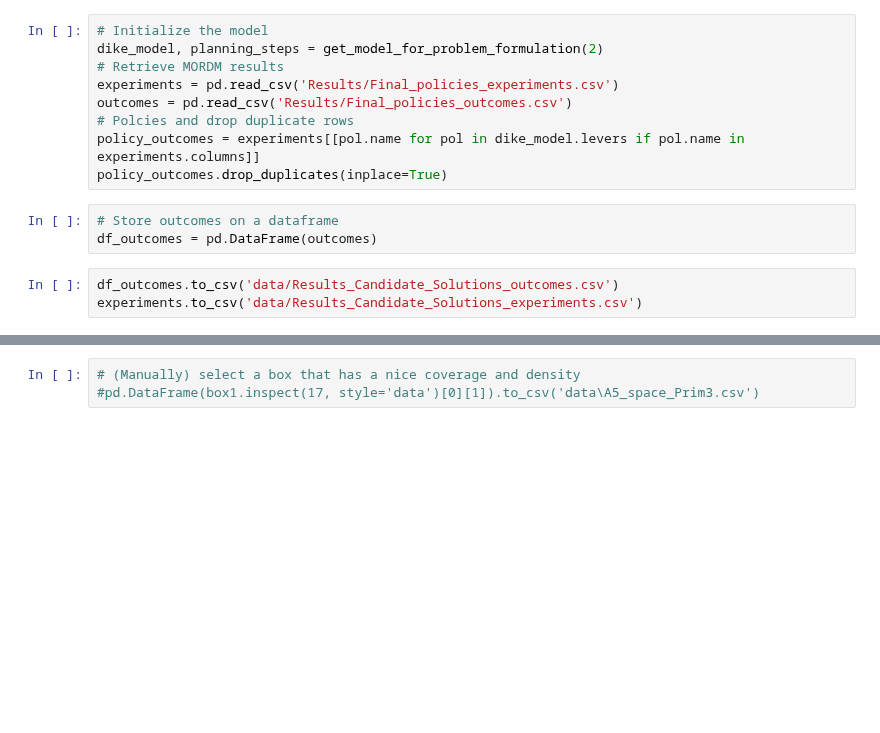
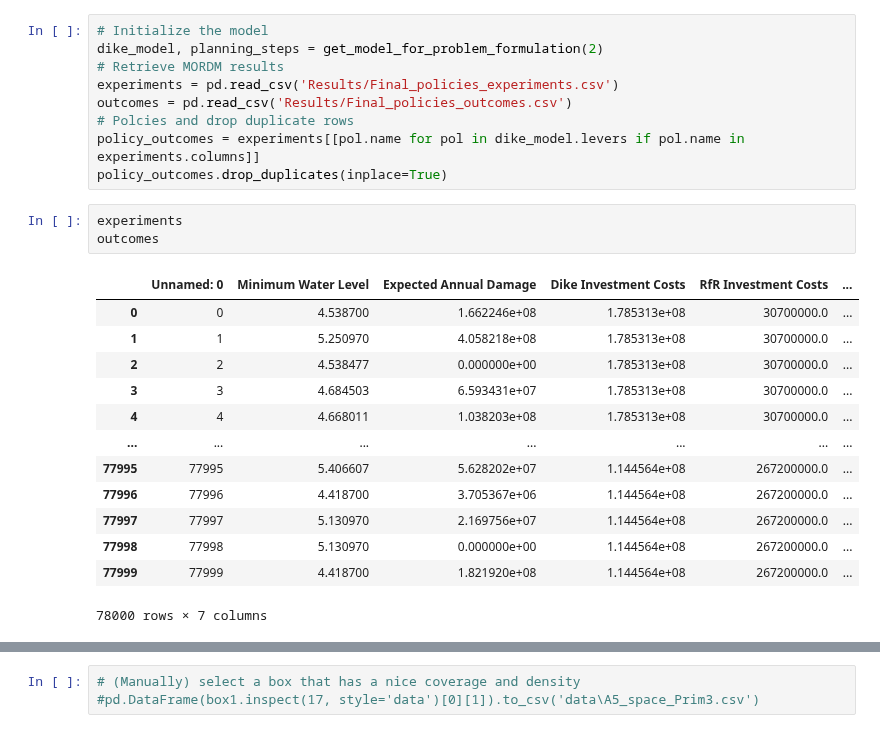
Before and after one commit to daniela1998/MBDM-Group-1, a Jupyter notebook: MORDM PRIM.ipynb, the cells around one changed output, grey strips where cells are left out. Drawn from its saved outputs; the diff is of its cells as text; blank space fills up the shorter version.

```diff
--- a/MORDM PRIM.ipynb
+++ b/MORDM PRIM.ipynb
@@ -40,9 +42,20 @@ outcomes = pd.read_csv('Results/Final_policies_outcomes.csv')
 # Polcies and drop duplicate rows
 policy_outcomes = experiments[[pol.name for pol in dike_model.levers if pol.name in experiments.columns]]
 policy_outcomes.drop_duplicates(inplace=True)
-# %%
-# Store outcomes on a dataframe
-df_outcomes = pd.DataFrame(outcomes)
-# %%
-df_outcomes.to_csv('data/Results_Candidate_Solutions_outcomes.csv')
-experiments.to_csv('data/Results_Candidate_Solutions_experiments.csv')
+# %%
+experiments
+outcomes
+# %% [output]
+|  | Unnamed: 0 | Minimum Water Level | Expected Annual Damage | Dike Investment Costs | RfR Investment Costs | ... |
+| 0 | 0 | 4.538700 | 1.662246e+08 | 1.785313e+08 | 30700000.0 | ... |
+| 1 | 1 | 5.250970 | 4.058218e+08 | 1.785313e+08 | 30700000.0 | ... |
+| 2 | 2 | 4.538477 | 0.000000e+00 | 1.785313e+08 | 30700000.0 | ... |
+| 3 | 3 | 4.684503 | 6.593431e+07 | 1.785313e+08 | 30700000.0 | ... |
+| 4 | 4 | 4.668011 | 1.038203e+08 | 1.785313e+08 | 30700000.0 | ... |
+| ... | ... | ... | ... | ... | ... | ... |
+| 77995 | 77995 | 5.406607 | 5.628202e+07 | 1.144564e+08 | 267200000.0 | ... |
+| 77996 | 77996 | 4.418700 | 3.705367e+06 | 1.144564e+08 | 267200000.0 | ... |
+| 77997 | 77997 | 5.130970 | 2.169756e+07 | 1.144564e+08 | 267200000.0 | ... |
+| 77998 | 77998 | 5.130970 | 0.000000e+00 | 1.144564e+08 | 267200000.0 | ... |
+| 77999 | 77999 | 4.418700 | 1.821920e+08 | 1.144564e+08 | 267200000.0 | ... |
+78000 rows × 7 columns
```
Also changed, not shown: parts of 6 cells of this notebook.
